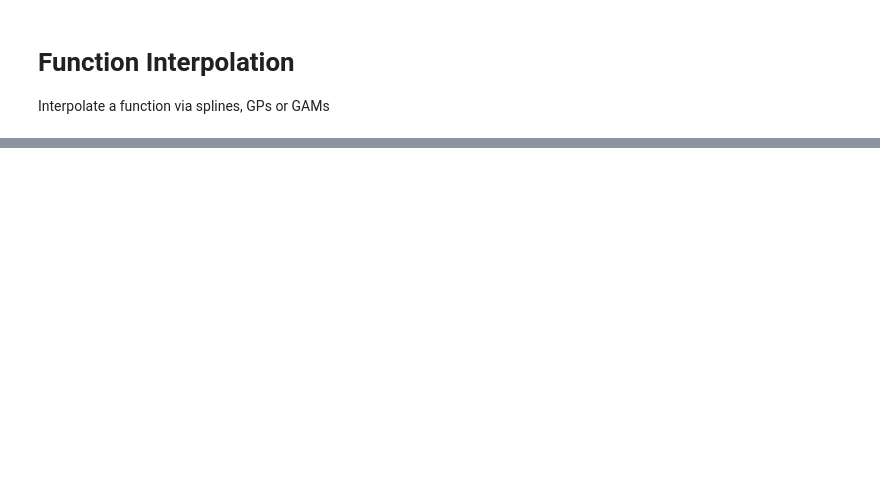
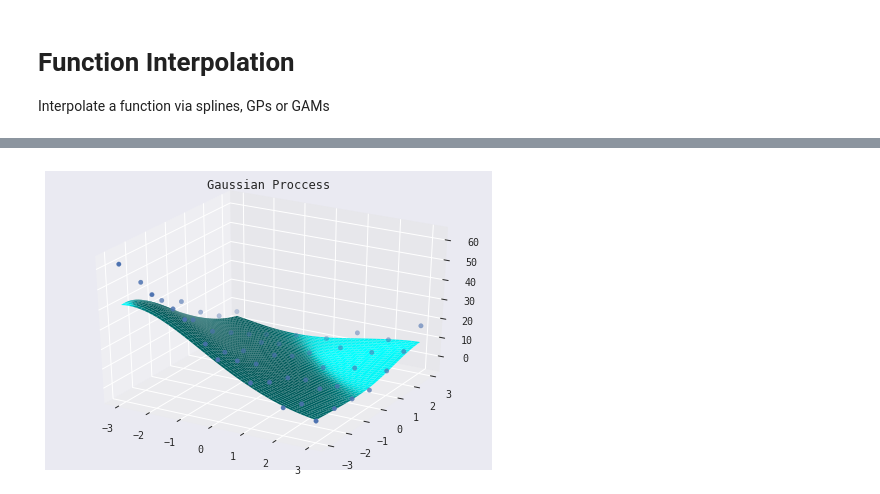
Before and after one commit to mysterious-ben/ds-examples, a Jupyter notebook: models/function_interpolation.ipynb, the cells around one changed output, grey strips where cells are left out. Drawn from its saved outputs; the diff is of its cells as text; code cells hidden in the pictures; blank space fills up the shorter version.

```diff
--- a/models/function_interpolation.ipynb
+++ b/models/function_interpolation.ipynb
@@ -77,0 +121,18 @@ _=_
+# %%
+m = GaussianProcessRegressor(
+    alpha=1.,
+    kernel=kernels.Matern(),
+)
+m.fit(X, y)
+yt = m.predict(Xt)
+
+fig = plt.figure()
+ax = fig.add_subplot(111, projection='3d')
+ax.scatter(*X_mg, y)
+ax.plot_surface(*Xt_mg, y_to_meshgrid(yt), color='cyan')
+# for i in range((samples:=m.sample_y(Xt, 10)).shape[-1]):
+#     plt.scatter(Xt, samples[:, i], alpha=0.2)
+plt.title('Gaussian Proccess')
+_=_
+# %% [output]
+[figure, added]
```
Also changed, not shown: parts of 17 cells of this notebook, 1 other file.
